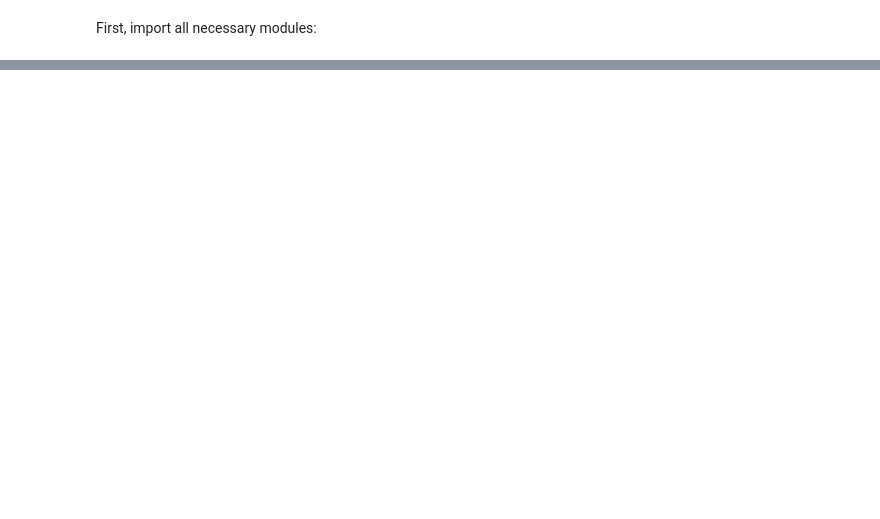
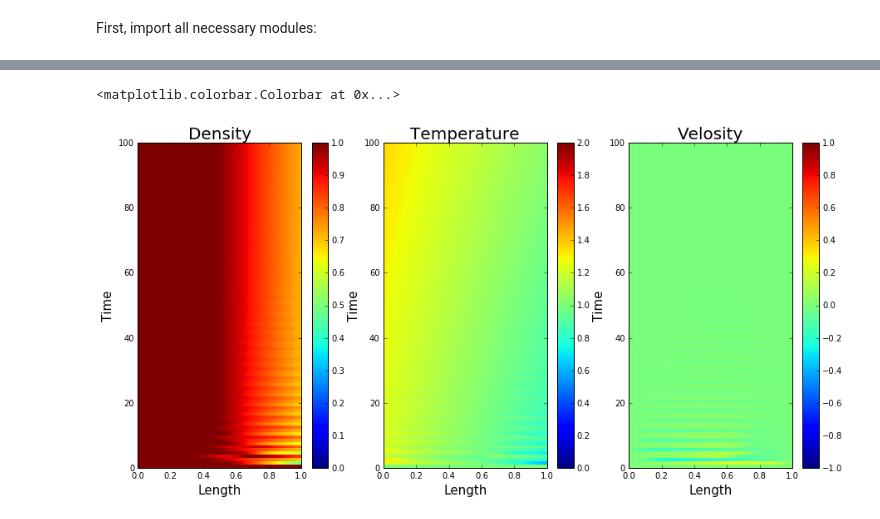
Before and after one commit to temik42/lib, a Jupyter notebook: hydron/example-Copy1.ipynb, the cells around one changed output, grey strips where cells are left out. Cells and saved outputs as stored; diff of their text form; code cells hidden in the pictures; blank space fills up the shorter version.

```diff
--- a/hydron/example-Copy1.ipynb
+++ b/hydron/example-Copy1.ipynb
@@ -59,31 +44,34 @@ print np.min(sim.out.n[-1]),np.max(sim.out.T[-1])
 # %%
 fig = plt.figure(figsize=(15,7))
 plt.subplot(1,3,1)
 plt.title('Density', size = 20)
 plt.xlabel('Length', size = 15)
 plt.ylabel('Time', size = 15)
-plt.imshow(sim.out.n*sim.sc.n, vmin = 0, vmax = 10,
+plt.imshow(sim.out.n*sim.sc.n, vmin = 0, vmax = 1,
            origin = 'lower', aspect = 'auto', interpolation = 'nearest',
            extent = [0,sim.L*sim.sc.x,0,(sim.time)])
 plt.colorbar()
 
 plt.subplot(1,3,2)
 plt.title('Temperature', size = 20)
 plt.xlabel('Length', size = 15)
 plt.ylabel('Time', size = 15)
 plt.imshow(sim.out.T*sim.sc.T, vmin = 0, vmax = 2,
            origin = 'lower', aspect = 'auto', interpolation = 'nearest',
            extent = [0,sim.L*sim.sc.x,0,(sim.time)])
 plt.colorbar()
 
 plt.subplot(1,3,3)
 plt.title('Velosity', size = 20)
 plt.xlabel('Length', size = 15)
 plt.ylabel('Time', size = 15)
 plt.imshow(sim.out.u*sim.sc.u, vmin = -1, vmax = 1,
            origin = 'lower', aspect = 'auto', interpolation = 'nearest',
            extent = [0,sim.L*sim.sc.x,0,(sim.time)])
 plt.colorbar()
+# %% [output]
+<matplotlib.colorbar.Colorbar at 0x...>
+[figure, added]
 # %%
 fig = plt.figure(figsize=(15,7))
 plt.subplot(1,3,1)
```
Also changed, not shown: parts of 23 cells of this notebook, 7 other files.
